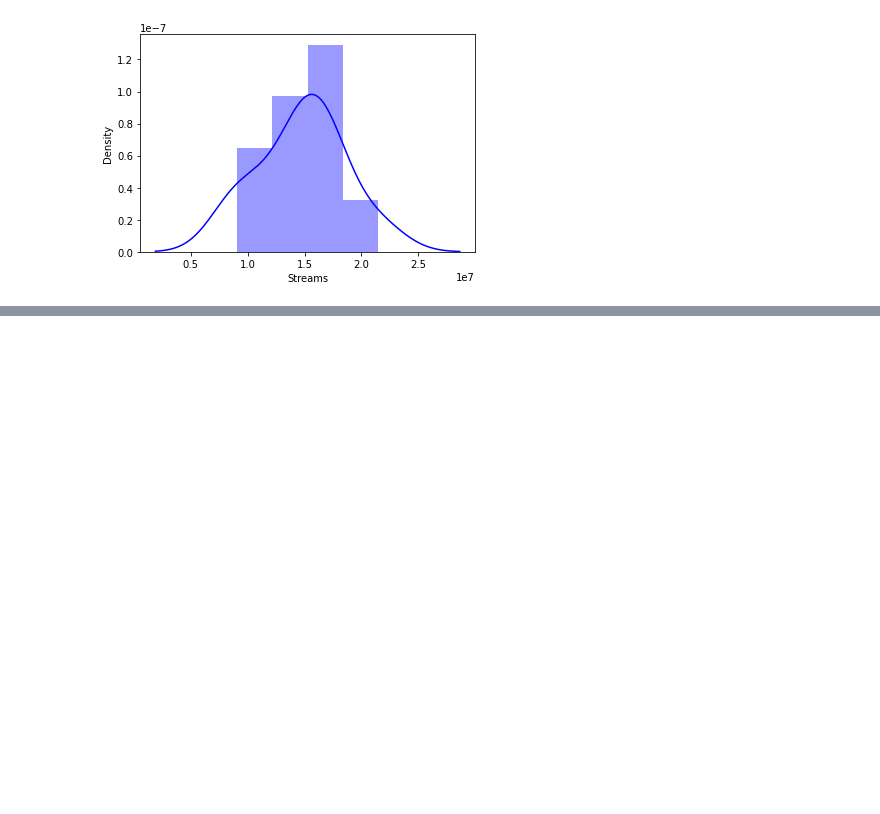
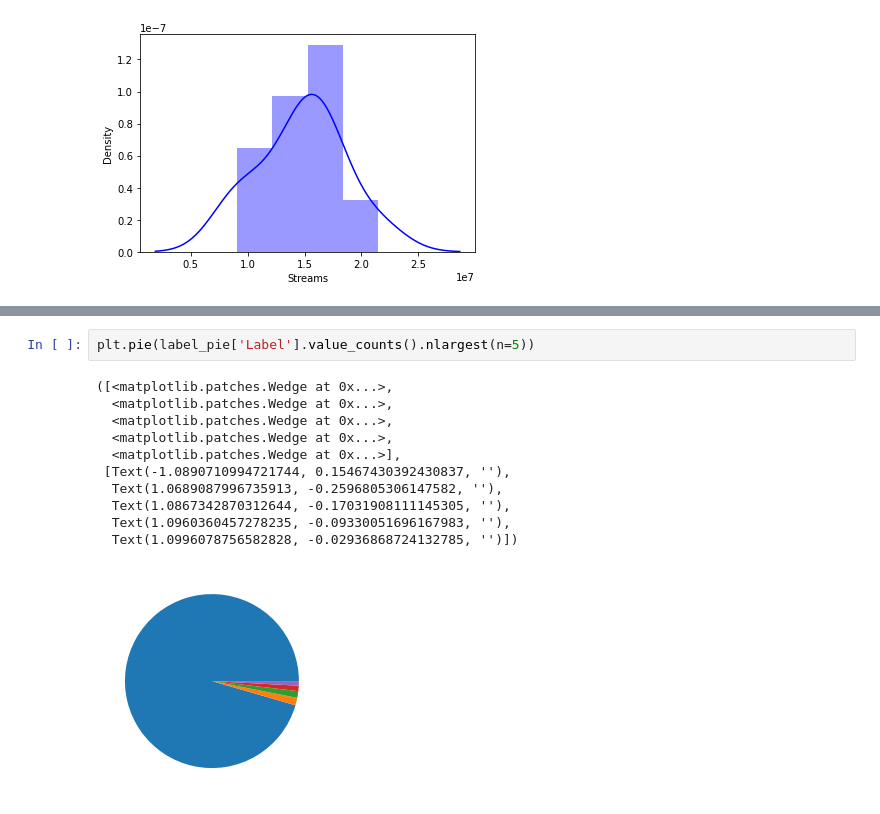
Before and after one commit to NSS-Data-Analytics-Cohort-6/mlc-project-count-dracula, a Jupyter notebook: notebooks/MLC_Phil.ipynb, the cells around one changed output, grey strips where cells are left out. Drawn from its saved outputs; the diff is of its cells as text; blank space fills up the shorter version.

```diff
--- a/notebooks/MLC_Phil.ipynb
+++ b/notebooks/MLC_Phil.ipynb
@@ -610,0 +590,14 @@ plt.pie(label_pie['Label'].value_counts())
+# %%
+plt.pie(label_pie['Label'].value_counts().nlargest(n=5))
+# %% [output]
+([<matplotlib.patches.Wedge at 0x...>,
+  <matplotlib.patches.Wedge at 0x...>,
+  <matplotlib.patches.Wedge at 0x...>,
+  <matplotlib.patches.Wedge at 0x...>,
+  <matplotlib.patches.Wedge at 0x...>],
+ [Text(-1.0890710994721744, 0.15467430392430837, ''),
+  Text(1.0689087996735913, -0.2596805306147582, ''),
+  Text(1.0867342870312644, -0.17031908111145305, ''),
+  Text(1.0960360457278235, -0.09330051696167983, ''),
+  Text(1.0996078756582828, -0.02936868724132785, '')])
+[figure, added]
```
Also changed, not shown: parts of 46 cells of this notebook.
